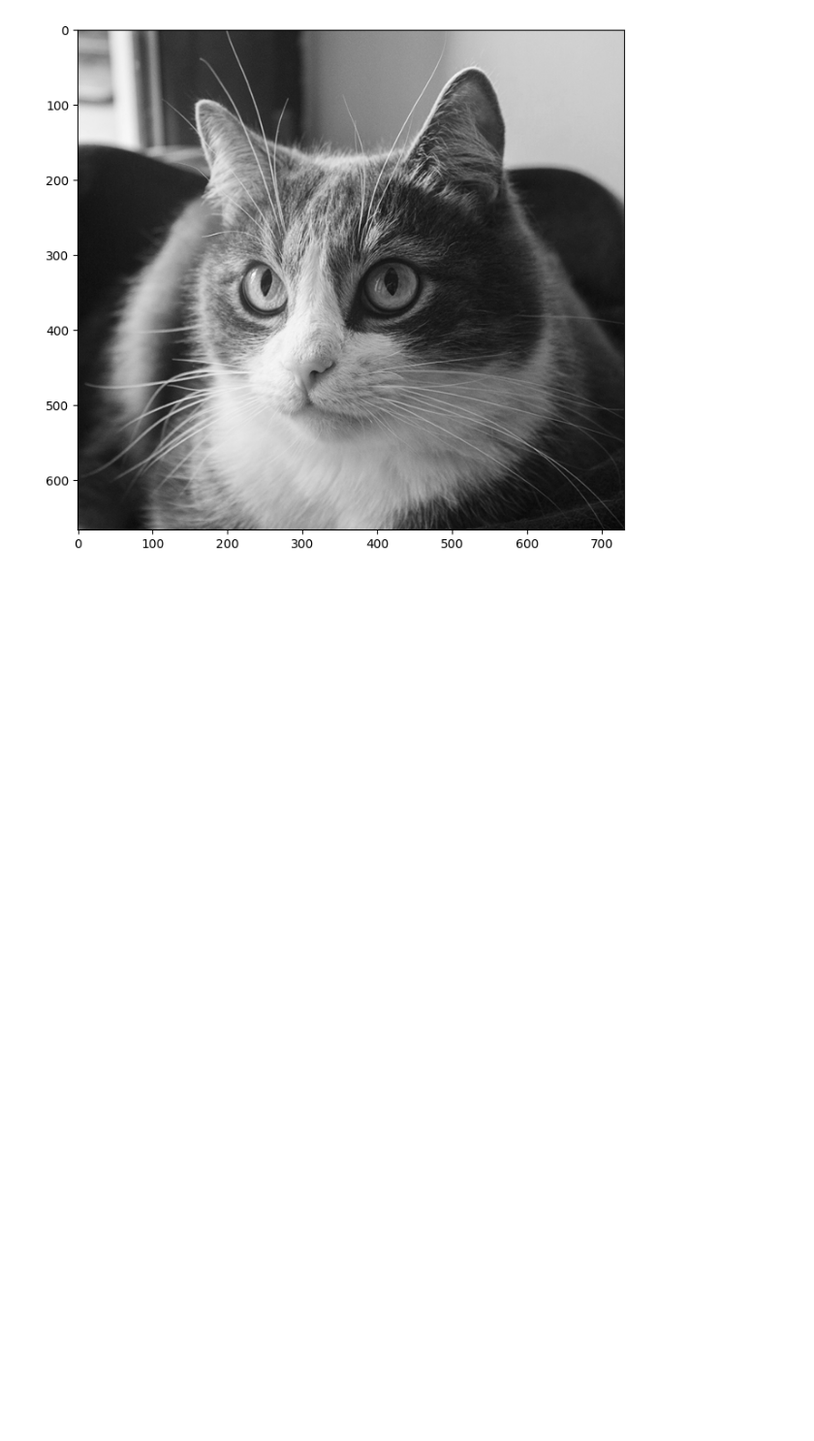
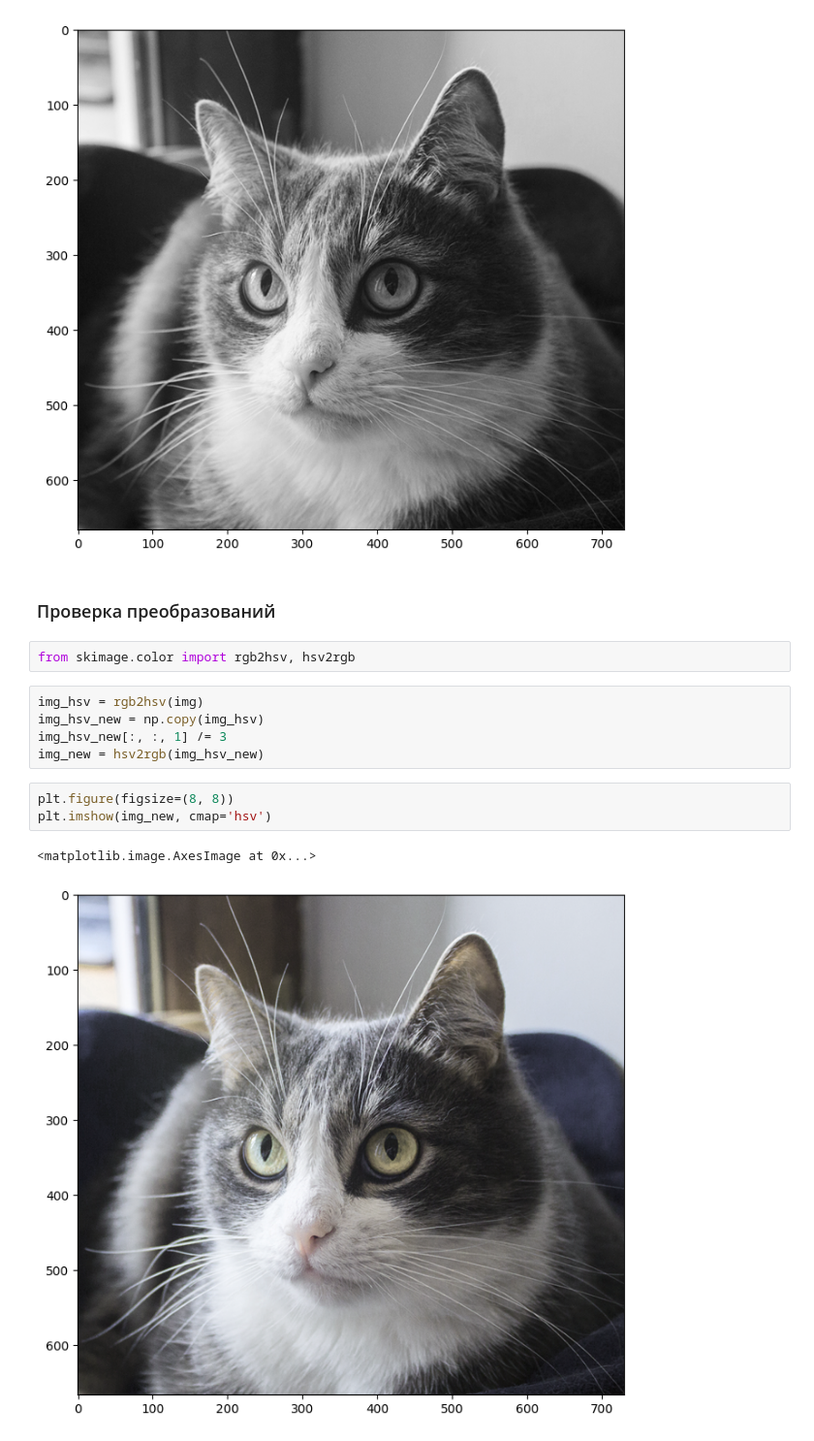
Before and after one commit to alex-chin/gb_deep_view, a Jupyter notebook: homeworks/home01/home01.ipynb, the cells around one changed output. Shown at 97% size. Drawn from its saved outputs; the diff is of its cells as text; blank space fills up the shorter version.

```diff
--- a/homeworks/home01/home01.ipynb
+++ b/homeworks/home01/home01.ipynb
@@ -62,3 +62,18 @@ plt.imshow(img_grey, cmap='gray')
 # %% [output]
 <matplotlib.image.AxesImage at 0x...>
 [figure]
+# %% [markdown]
+### Проверка преобразований
+# %%
+from skimage.color import rgb2hsv, hsv2rgb
+# %%
+img_hsv = rgb2hsv(img)
+img_hsv_new = np.copy(img_hsv)
+img_hsv_new[:, :, 1] /= 3
+img_new = hsv2rgb(img_hsv_new)
+# %%
+plt.figure(figsize=(8, 8))
+plt.imshow(img_new, cmap='hsv')
+# %% [output]
+<matplotlib.image.AxesImage at 0x...>
+[figure, added]
```
